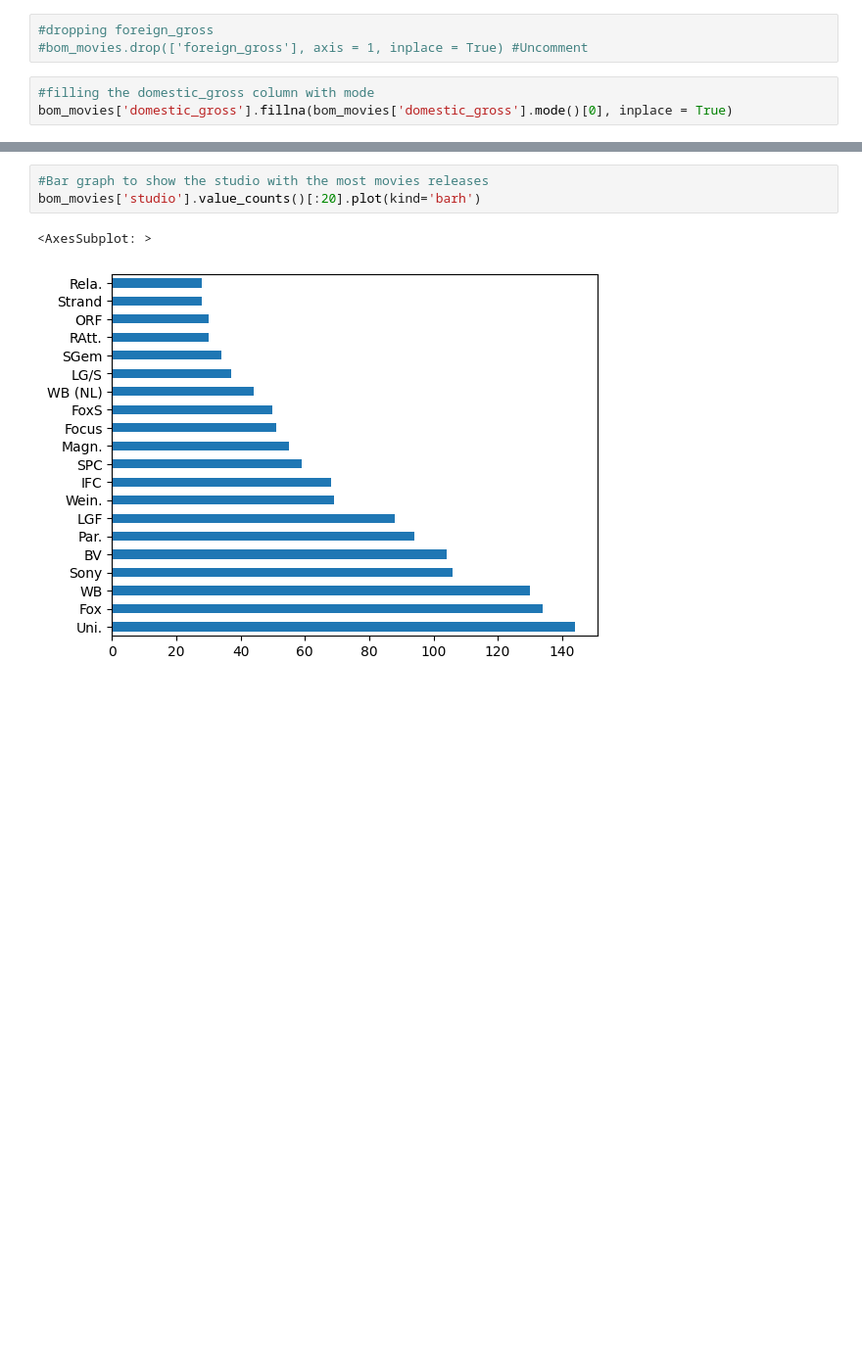
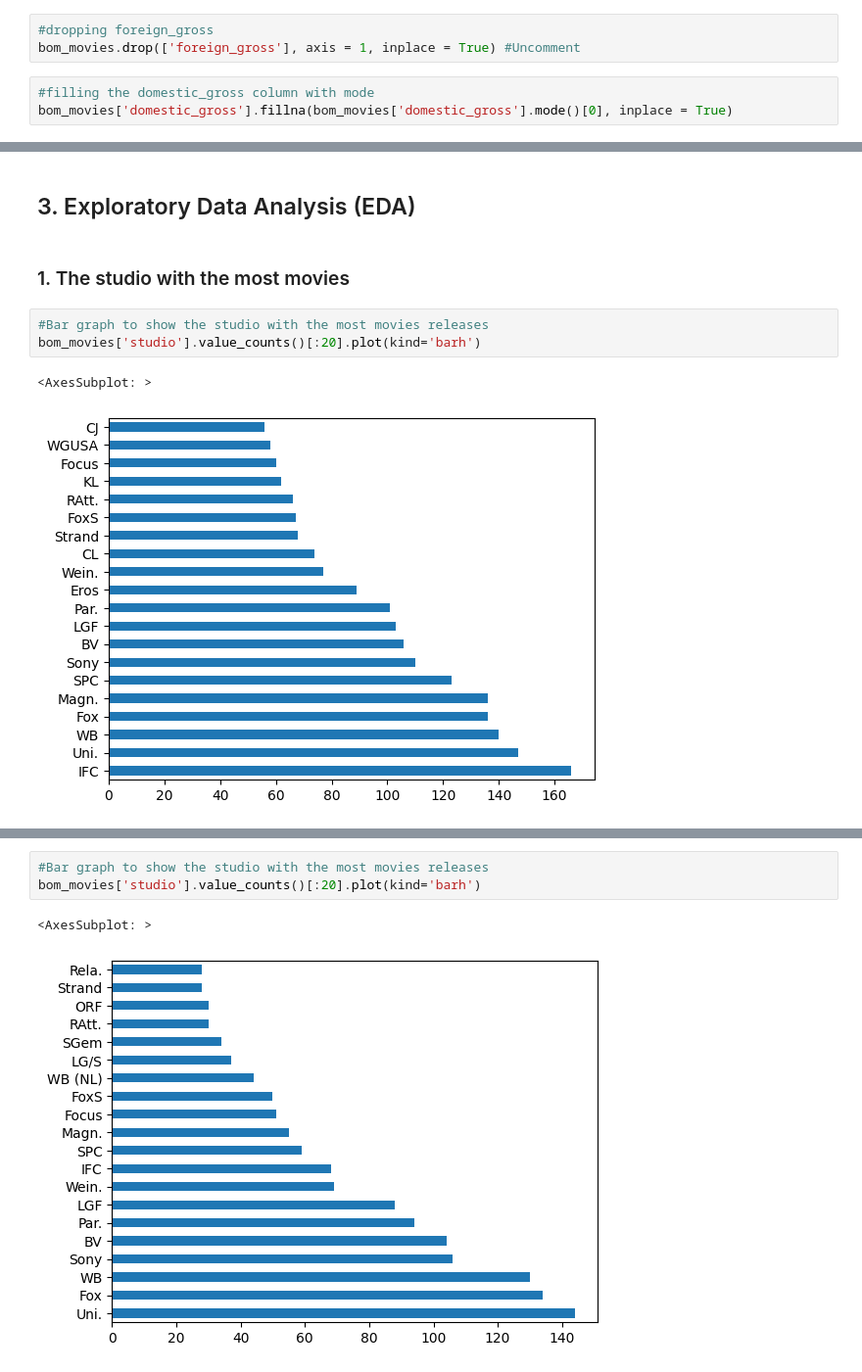
Before and after one commit to FlavianMiano/dsc-phase-1-project-v2-4, a Jupyter notebook: student.ipynb, the cells around one changed output, grey strips where cells are left out. Shown at 98% size. Drawn from its saved outputs; the diff is of its cells as text; blank space fills up the shorter version.

Commit message:
Add files via upload
Finished data cleaning, merging tables and started EDA.

```diff
--- a/student.ipynb
+++ b/student.ipynb
@@ -98,7 +242,7 @@ Dropping the foreign_gross column due to a lot of missing values
 '\nFrom the studio column it is best to drop since we cannot assume where the movie was produced\nDomestic_gross column it is best to fill with the mean/mode\nDropping the foreign_gross column due to  ...
 # %%
 #dropping foreign_gross
-#bom_movies.drop(['foreign_gross'], axis = 1, inplace = True) #Uncomment
+bom_movies.drop(['foreign_gross'], axis = 1, inplace = True) #Uncomment
 # %%
 #filling the domestic_gross column with mode
 bom_movies['domestic_gross'].fillna(bom_movies['domestic_gross'].mode()[0], inplace = True)
@@ -137,0 +540,10 @@ Name: studio, Length: 175, dtype: int64
+# %% [markdown]
+## 3. Exploratory Data Analysis (EDA)
+# %% [markdown]
+### 1. The studio with the most movies
+# %%
+#Bar graph to show the studio with the most movies releases
+bom_movies['studio'].value_counts()[:20].plot(kind='barh')
+# %% [output]
+<AxesSubplot: >
+[figure, added]
```
Also changed, not shown: parts of 62 cells of this notebook.
